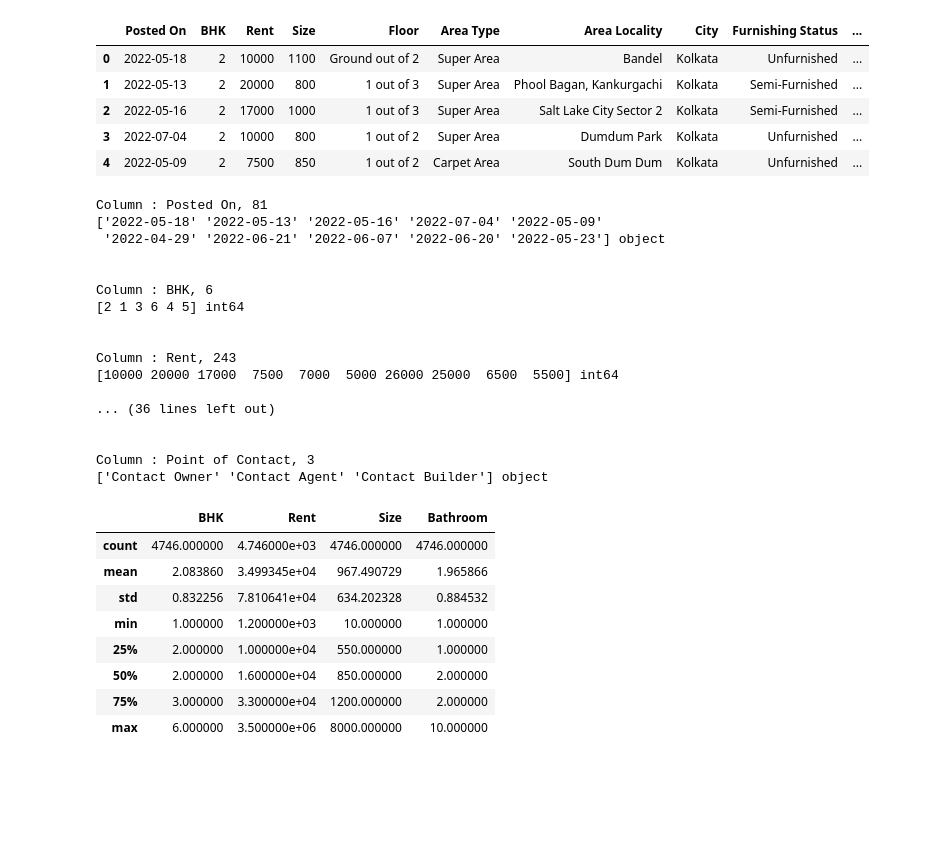
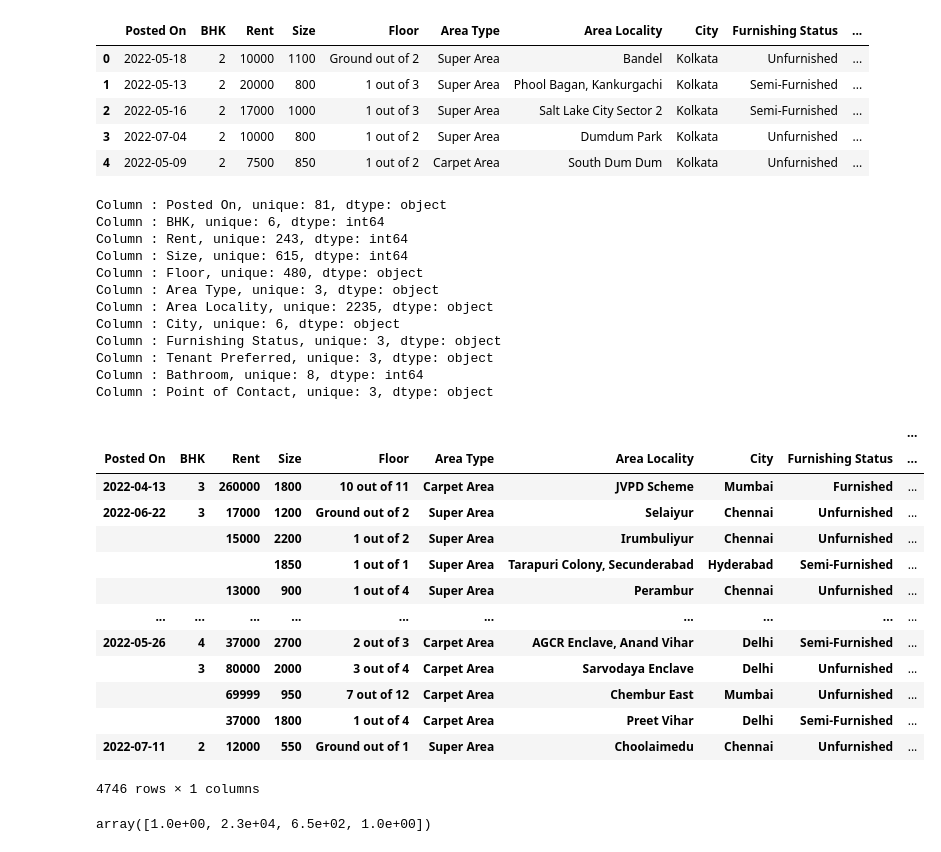
Before and after one commit to Xwyzworms/Diagnostic_Reasoning_HouseRent, a Jupyter notebook: EDA.ipynb, the cells around one changed output. Saved outputs shown, nothing was run; the diff lists cells and outputs as text; code cells hidden in the pictures; blank space fills up the shorter version.

```diff
--- a/EDA.ipynb
+++ b/EDA.ipynb
@@ -26,34 +31,39 @@ df.head()
 | 4 | 2022-05-09 | 2 | 7500 | 850 | 1 out of 2 | Carpet Area | South Dum Dum | Kolkata | Unfurnished | ... |
 # %%
 reload()
-util_diagnostic.getTotalUniqueColumns(df, df.columns, True )
+util_diagnostic.getTotalUniqueColumns(df, df.columns, False)
 # %% [output]
-Column : Posted On, 81
-['2022-05-18' '2022-05-13' '2022-05-16' '2022-07-04' '2022-05-09'
- '2022-04-29' '2022-06-21' '2022-06-07' '2022-06-20' '2022-05-23'] object
-
-
-Column : BHK, 6
-[2 1 3 6 4 5] int64
-
-
-Column : Rent, 243
-[10000 20000 17000  7500  7000  5000 26000 25000  6500  5500] int64
-
-... (36 lines left out)
-
-
-Column : Point of Contact, 3
-['Contact Owner' 'Contact Agent' 'Contact Builder'] object
+Column : Posted On, unique: 81, dtype: object
+Column : BHK, unique: 6, dtype: int64
+Column : Rent, unique: 243, dtype: int64
+Column : Size, unique: 615, dtype: int64
+Column : Floor, unique: 480, dtype: object
+Column : Area Type, unique: 3, dtype: object
+Column : Area Locality, unique: 2235, dtype: object
+Column : City, unique: 6, dtype: object
+Column : Furnishing Status, unique: 3, dtype: object
+Column : Tenant Preferred, unique: 3, dtype: object
+Column : Bathroom, unique: 8, dtype: int64
+Column : Point of Contact, unique: 3, dtype: object
-# %%
-df.describe()
-# %% [output]
-|  | BHK | Rent | Size | Bathroom |
-| count | 4746.000000 | 4.746000e+03 | 4746.000000 | 4746.000000 |
-| mean | 2.083860 | 3.499345e+04 | 967.490729 | 1.965866 |
-| std | 0.832256 | 7.810641e+04 | 634.202328 | 0.884532 |
-| min | 1.000000 | 1.200000e+03 | 10.000000 | 1.000000 |
-| 25% | 2.000000 | 1.000000e+04 | 550.000000 | 1.000000 |
-| 50% | 2.000000 | 1.600000e+04 | 850.000000 | 2.000000 |
-| 75% | 3.000000 | 3.300000e+04 | 1200.000000 | 2.000000 |
-| max | 6.000000 | 3.500000e+06 | 8000.000000 | 10.000000 |
+# %%
+pd.DataFrame(df.value_counts())
+# %% [output]
+|  |  |  |  |  |  |  |  |  | ... |
+| Posted On | BHK | Rent | Size | Floor | Area Type | Area Locality | City | Furnishing Status | ... |
+| 2022-04-13 | 3 | 260000 | 1800 | 10 out of 11 | Carpet Area | JVPD Scheme | Mumbai | Furnished | ... |
+| 2022-06-22 | 3 | 17000 | 1200 | Ground out of 2 | Super Area | Selaiyur | Chennai | Unfurnished | ... |
+|  |  | 15000 | 2200 | 1 out of 2 | Super Area | Irumbuliyur | Chennai | Unfurnished | ... |
+|  |  |  | 1850 | 1 out of 1 | Super Area | Tarapuri Colony, Secunderabad | Hyderabad | Semi-Furnished | ... |
+|  |  | 13000 | 900 | 1 out of 4 | Super Area | Perambur | Chennai | Unfurnished | ... |
+| ... | ... | ... | ... | ... | ... | ... | ... | ... | ... |
+| 2022-05-26 | 4 | 37000 | 2700 | 2 out of 3 | Carpet Area | AGCR Enclave, Anand Vihar | Delhi | Semi-Furnished | ... |
+|  | 3 | 80000 | 2000 | 3 out of 4 | Carpet Area | Sarvodaya Enclave | Delhi | Unfurnished | ... |
+|  |  | 69999 | 950 | 7 out of 12 | Carpet Area | Chembur East | Mumbai | Unfurnished | ... |
+|  |  | 37000 | 1800 | 1 out of 4 | Carpet Area | Preet Vihar | Delhi | Semi-Furnished | ... |
+| 2022-07-11 | 2 | 12000 | 550 | Ground out of 1 | Super Area | Choolaimedu | Chennai | Unfurnished | ... |
+4746 rows × 1 columns
+# %%
+reload()
+util_calculation.calculateIQR(df[col])
+# %% [output]
+array([1.0e+00, 2.3e+04, 6.5e+02, 1.0e+00])
```
Also changed, not shown: parts of 6 cells of this notebook, 4 other files.
